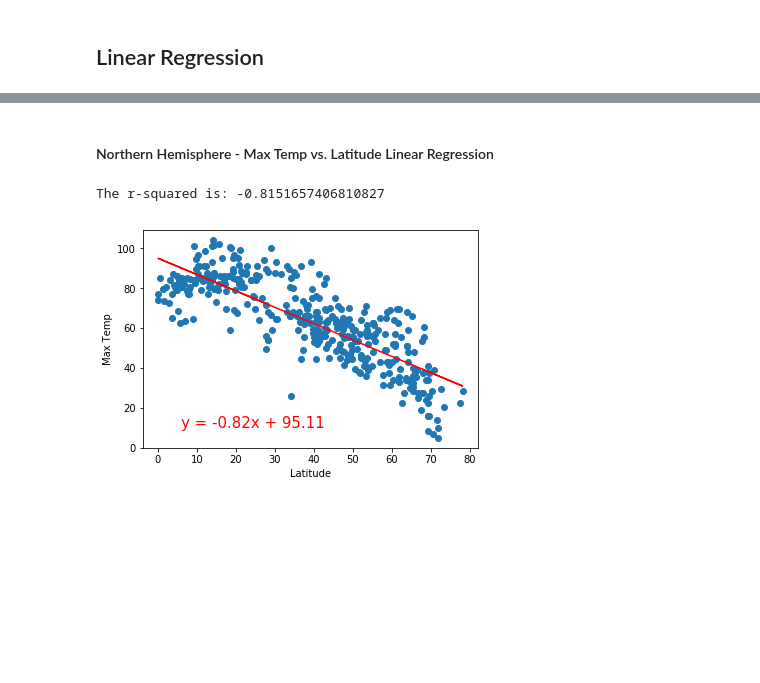
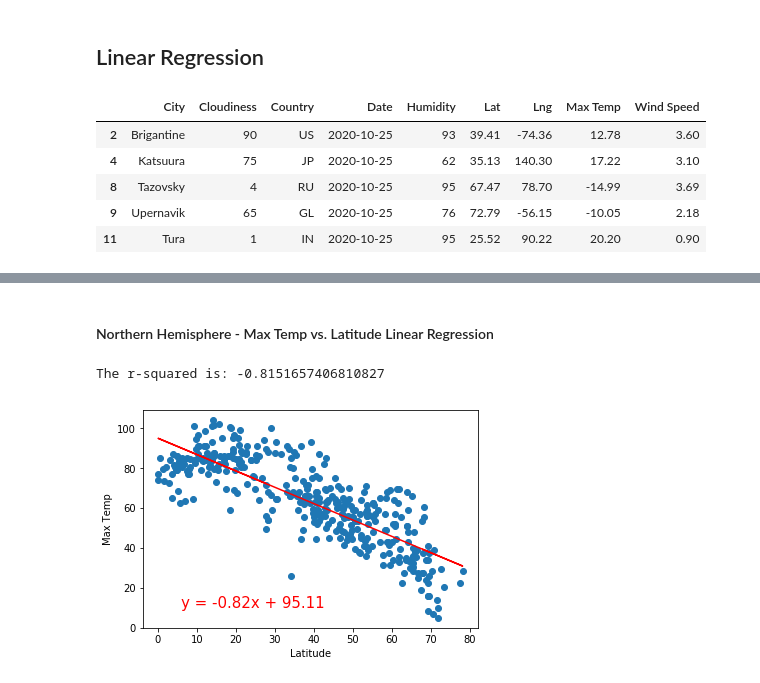
Before and after one commit to samuelceron/python-api-challenge, a Jupyter notebook: WeatherPy.ipynb, the cells around one changed output, grey strips where cells are left out. Drawn from its saved outputs; the diff is of its cells as text; code cells hidden in the pictures; blank space fills up the shorter version.

Commit message:
Northern and Southern DF created

```diff
--- a/WeatherPy.ipynb
+++ b/WeatherPy.ipynb
@@ -213,0 +227,11 @@ plt.show()
+# %%
+# Create Northern Hemisphere DataFrame
+northern_df = city_df[city_df["Lat"] > 0]
+northern_df.head()
+# %% [output]
+|  | City | Cloudiness | Country | Date | Humidity | Lat | Lng | Max Temp | Wind Speed |
+| 2 | Brigantine | 90 | US | 2020-10-25 | 93 | 39.41 | -74.36 | 12.78 | 3.60 |
+| 4 | Katsuura | 75 | JP | 2020-10-25 | 62 | 35.13 | 140.30 | 17.22 | 3.10 |
+| 8 | Tazovsky | 4 | RU | 2020-10-25 | 95 | 67.47 | 78.70 | -14.99 | 3.69 |
+| 9 | Upernavik | 65 | GL | 2020-10-25 | 76 | 72.79 | -56.15 | -10.05 | 2.18 |
+| 11 | Tura | 1 | IN | 2020-10-25 | 95 | 25.52 | 90.22 | 20.20 | 0.90 |
```
Also changed, not shown: parts of 8 cells of this notebook, 3 other files.
